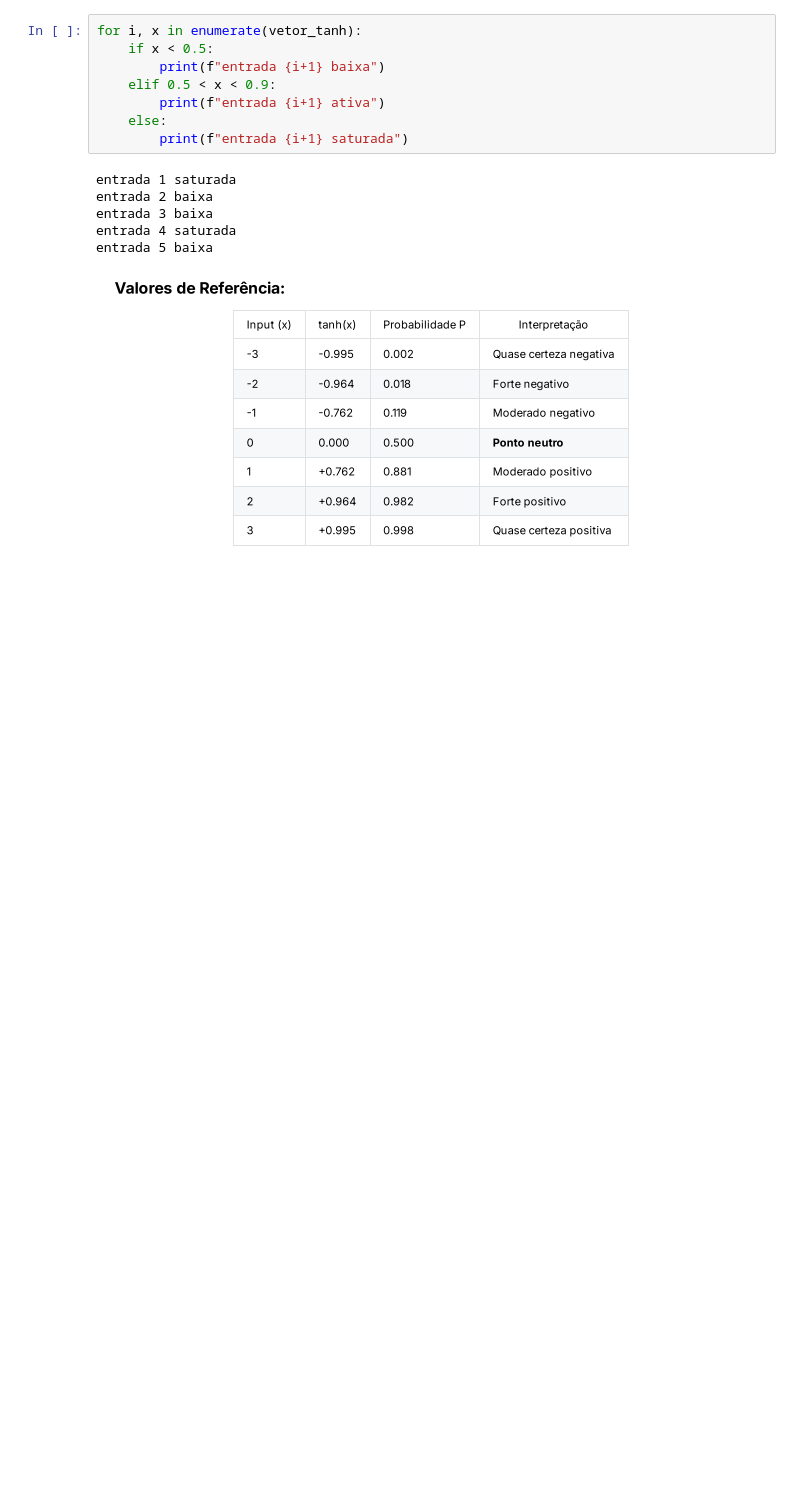
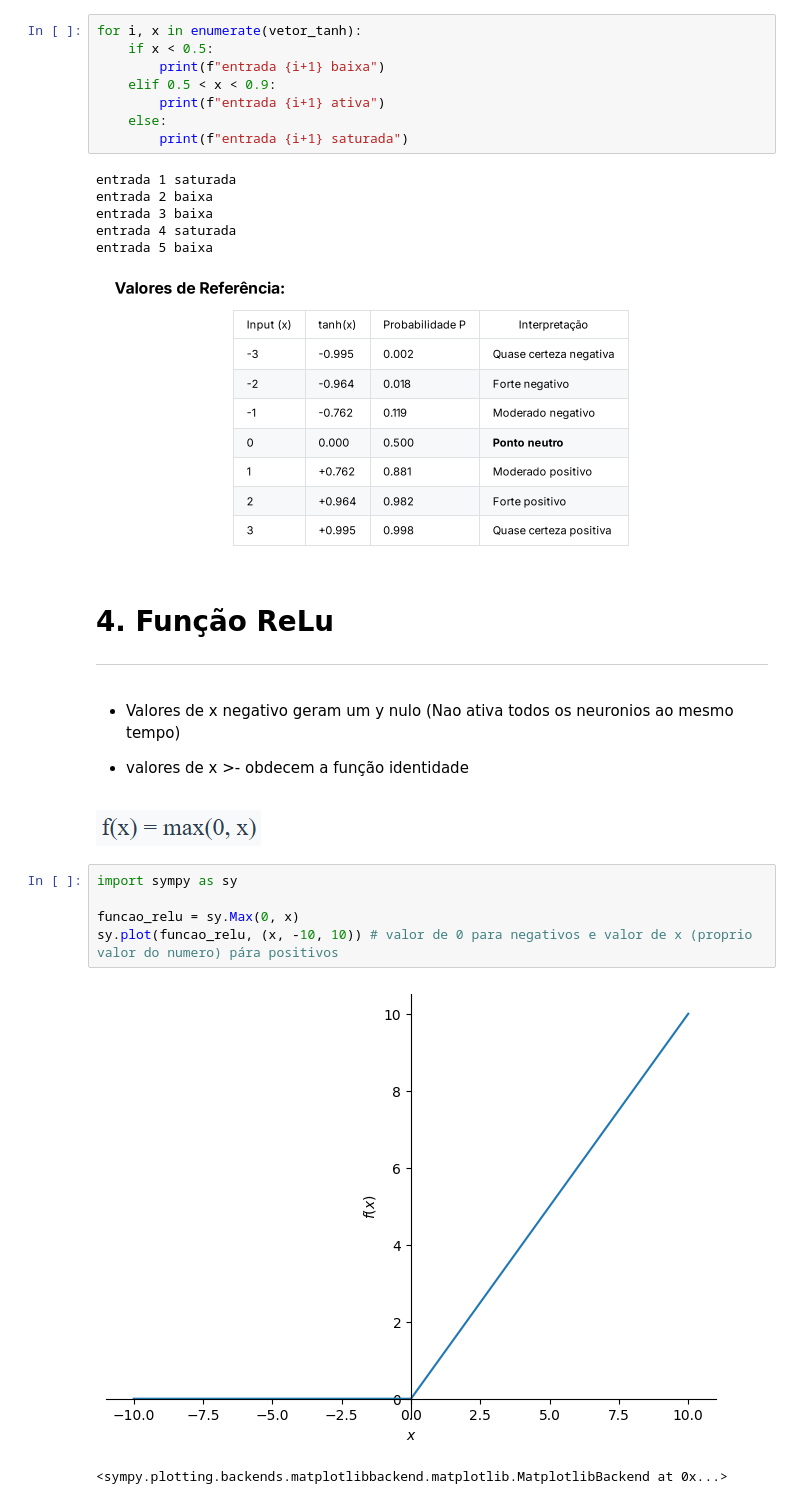
Before and after one commit to JonasSouza871/Machine-Learning-Statistics-Studies, a Jupyter notebook: Funcoes_de_Ativacao_Redes_Neurais_ipynb.ipynb, the cells around one changed output. Cells and saved outputs as stored; diff of their text form; blank space fills up the shorter version.

Commit message:
Adiciona Exemplo Função Relu

```diff
--- a/Funcoes_de_Ativacao_Redes_Neurais_ipynb.ipynb
+++ b/Funcoes_de_Ativacao_Redes_Neurais_ipynb.ipynb
@@ -641,3 +666,21 @@ entrada 4 saturada
 entrada 5 baixa
 # %% [markdown]
 ![image.png](embedded-picture-1)
+# %% [markdown]
+# 4. Função ReLu
+
+--------
+# %% [markdown]
+- Valores de x negativo geram um y nulo (Nao ativa todos os neuronios ao mesmo tempo)
+
+- valores de x >- obdecem a função identidade
+# %% [markdown]
+![image.png](embedded-picture-1)
+# %%
+import sympy as sy
+
+funcao_relu = sy.Max(0, x)
+sy.plot(funcao_relu, (x, -10, 10)) # valor de 0 para negativos e valor de x (proprio valor do numero) pára positivos
+# %% [output]
+[figure, added]
+<sympy.plotting.backends.matplotlibbackend.matplotlib.MatplotlibBackend at 0x...>
```
Also changed, not shown: parts of 12 cells of this notebook.
